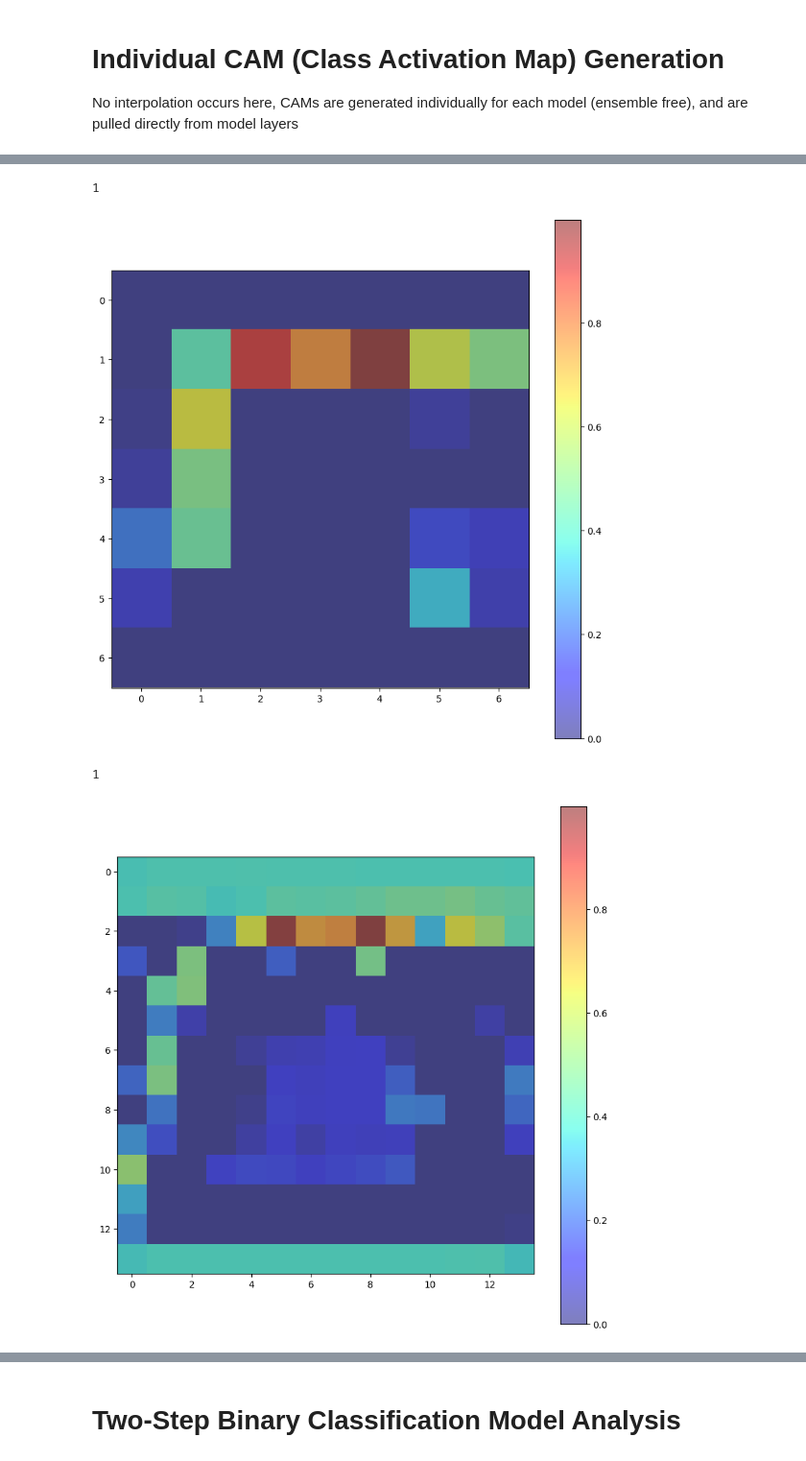
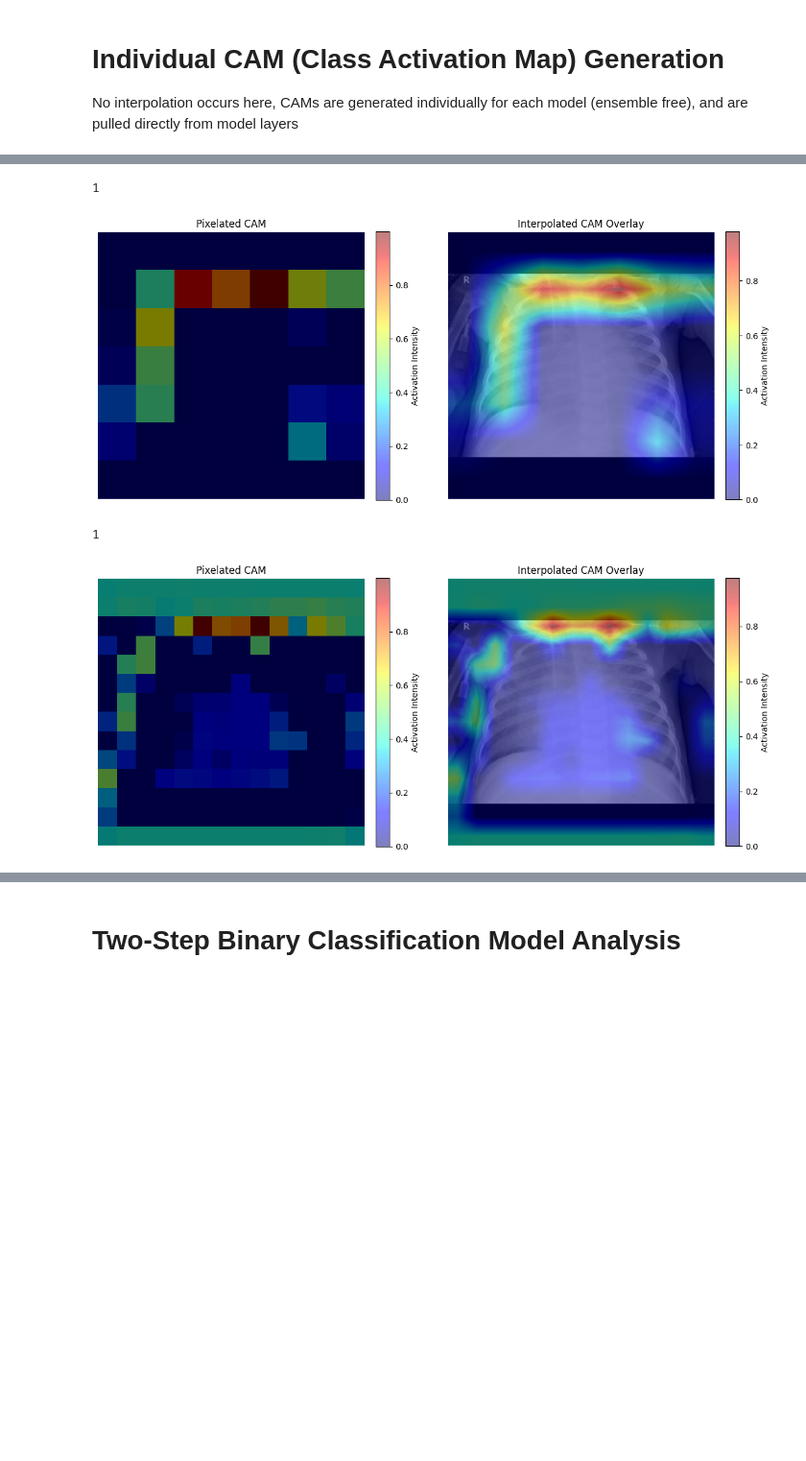
Before and after one commit to gooboys/xray_pneumonia, a Jupyter notebook: analysis.ipynb, the cells around one changed output, grey strips where cells are left out. Shown at 96% size. Cells and saved outputs as stored; diff of their text form; code cells hidden in the pictures; blank space fills up the shorter version.

```diff
--- a/analysis.ipynb
+++ b/analysis.ipynb
@@ -683,11 +848,11 @@ camtest(denseA3, image_path, model_path1, resolution)
 # %%
 # Get CAM for DenseNet-169 transfer model
-camtest(denseB5, image_path, model_path2, resOne)
-camtest(denseB5, image_path, model_path2, resTwo)
-camtest(denseB5, image_path, model_path2, resolution)
+visualize_cam(image_path, camtest(denseB5, image_path, model_path2, resOne))
+visualize_cam(image_path, camtest(denseB5, image_path, model_path2, resTwo))
+visualize_cam(image_path, camtest(denseB5, image_path, model_path2, resolution))
 # %% [output]
 1
-[figure, old version]
+[figure, new version]
 1
-[figure, old version]
+[figure, new version]
 1
```
Also changed, not shown: parts of 13 cells of this notebook.
